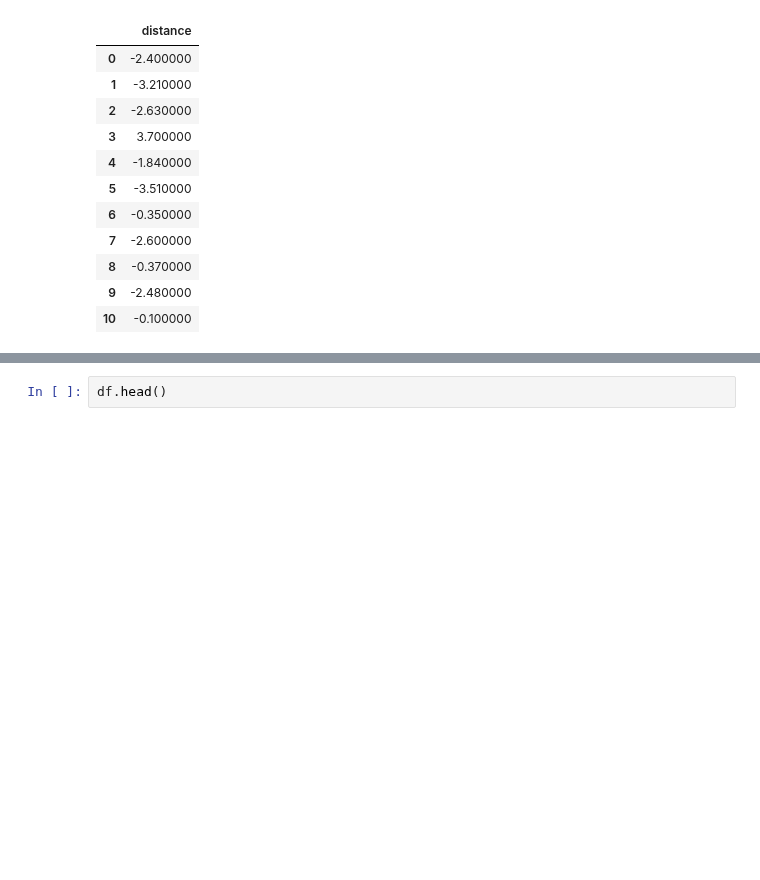
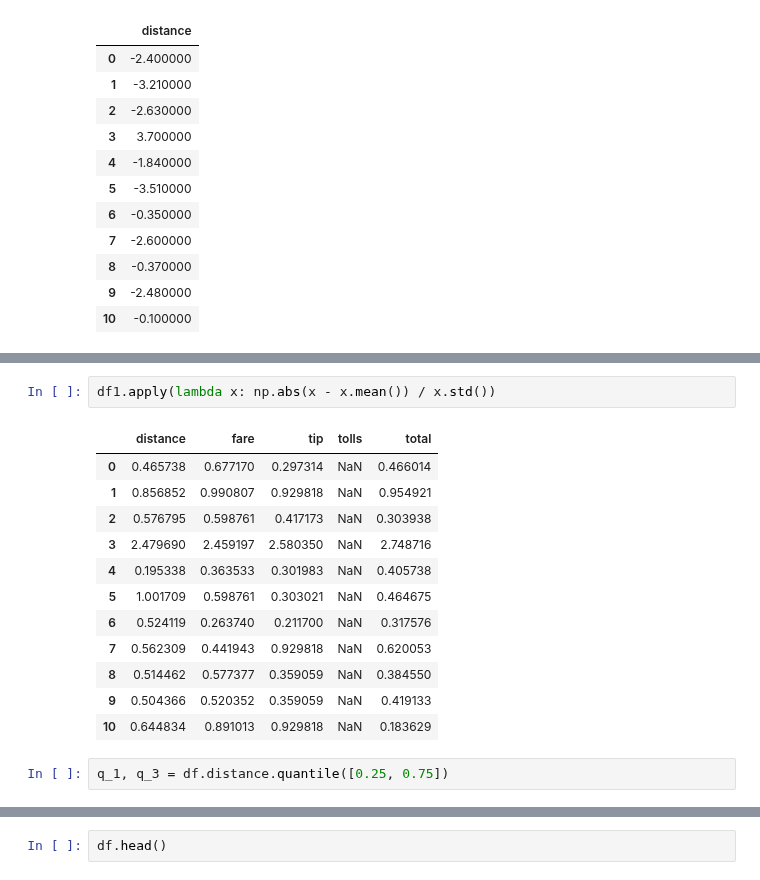
Before and after one commit to gbrs/ipython_notebook_probes, a Jupyter notebook: Probe.ipynb, the cells around one changed output, grey strips where cells are left out. Drawn from its saved outputs; the diff is of its cells as text; blank space fills up the shorter version.

Commit message:
experiment with df.quantile

```diff
--- a/Probe.ipynb
+++ b/Probe.ipynb
@@ -1318,0 +1335,17 @@ df2.style.bar(align='mid')
+# %%
+df1.apply(lambda x: np.abs(x - x.mean()) / x.std())
+# %% [output]
+|  | distance | fare | tip | tolls | total |
+| 0 | 0.465738 | 0.677170 | 0.297314 | NaN | 0.466014 |
+| 1 | 0.856852 | 0.990807 | 0.929818 | NaN | 0.954921 |
+| 2 | 0.576795 | 0.598761 | 0.417173 | NaN | 0.303938 |
+| 3 | 2.479690 | 2.459197 | 2.580350 | NaN | 2.748716 |
+| 4 | 0.195338 | 0.363533 | 0.301983 | NaN | 0.405738 |
+| 5 | 1.001709 | 0.598761 | 0.303021 | NaN | 0.464675 |
+| 6 | 0.524119 | 0.263740 | 0.211700 | NaN | 0.317576 |
+| 7 | 0.562309 | 0.441943 | 0.929818 | NaN | 0.620053 |
+| 8 | 0.514462 | 0.577377 | 0.359059 | NaN | 0.384550 |
+| 9 | 0.504366 | 0.520352 | 0.359059 | NaN | 0.419133 |
+| 10 | 0.644834 | 0.891013 | 0.929818 | NaN | 0.183629 |
+# %%
+q_1, q_3 = df.distance.quantile([0.25, 0.75])
```
Also changed, not shown: parts of 3 cells of this notebook.
